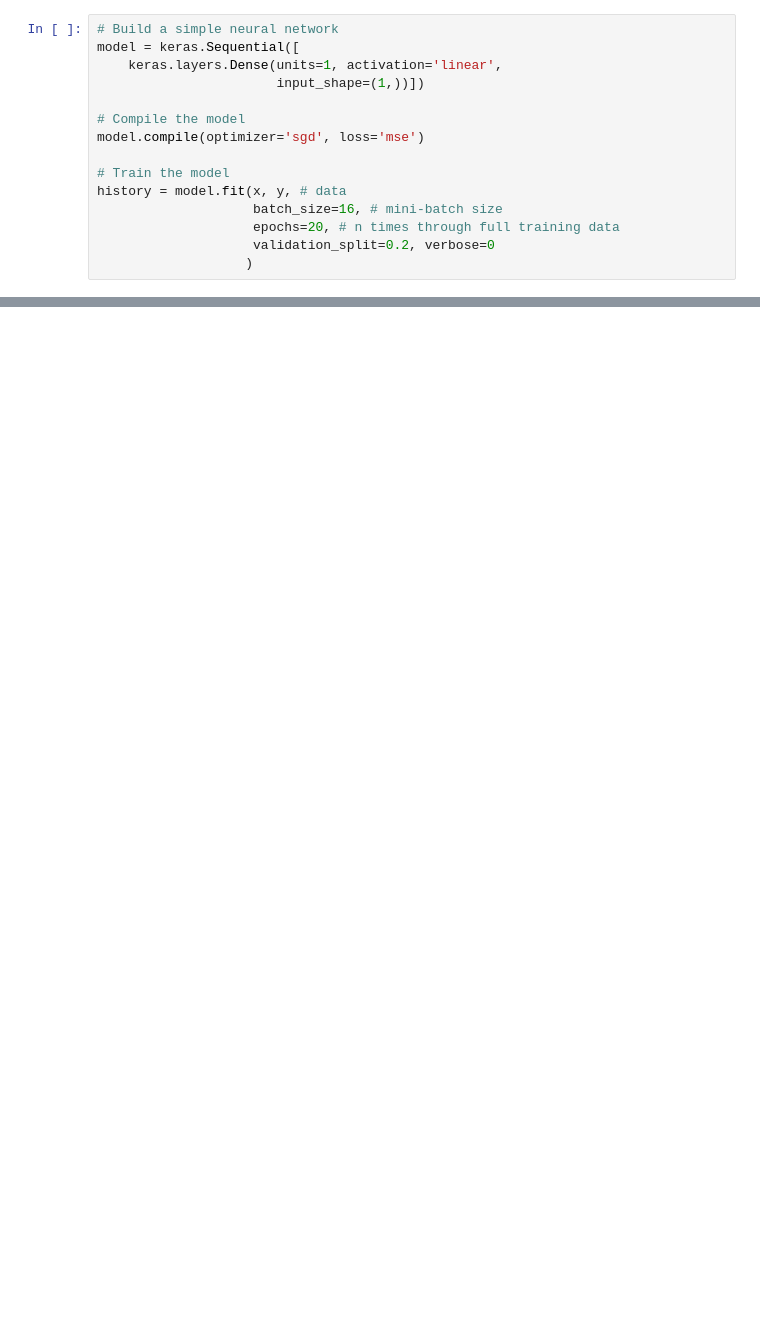
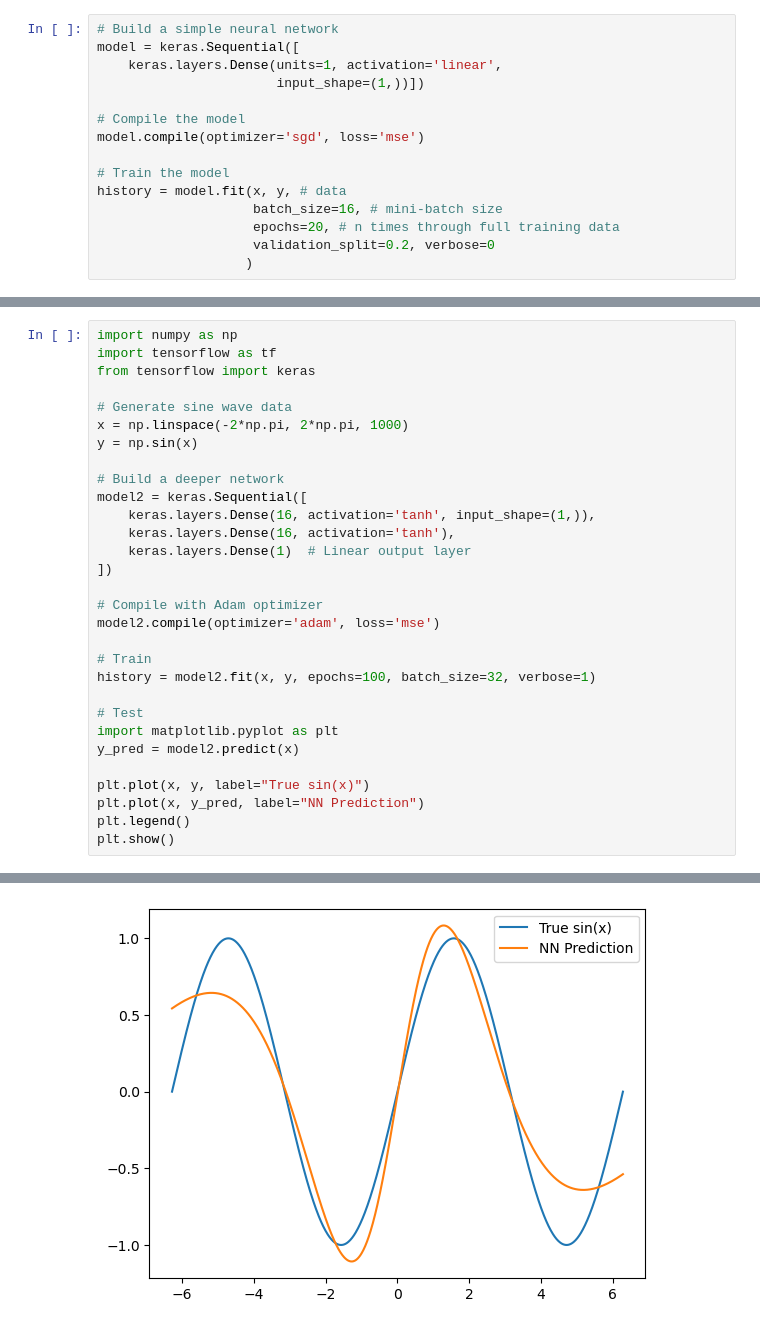
Before and after one commit to haylee360/EDS232-labs, a Jupyter notebook: Week10/in-class-deep-learning.ipynb, the cells around one changed output, grey strips where cells are left out. Saved outputs shown, nothing was run; the diff lists cells and outputs as text; blank space fills up the shorter version.

Commit message:
Fit sin wave

```diff
--- a/Week10/in-class-deep-learning.ipynb
+++ b/Week10/in-class-deep-learning.ipynb
@@ -86,0 +148,31 @@ df_sine['pred'] = model.predict(df_sine[['x']]).flatten()  # Convert predictions
+# %%
+import numpy as np
+import tensorflow as tf
+from tensorflow import keras
+
+# Generate sine wave data
+x = np.linspace(-2*np.pi, 2*np.pi, 1000)
+y = np.sin(x)
+
+# Build a deeper network
+model2 = keras.Sequential([
+    keras.layers.Dense(16, activation='tanh', input_shape=(1,)),
+    keras.layers.Dense(16, activation='tanh'),
+    keras.layers.Dense(1)  # Linear output layer
+])
+
+# Compile with Adam optimizer
+model2.compile(optimizer='adam', loss='mse')
+
+# Train
+history = model2.fit(x, y, epochs=100, batch_size=32, verbose=1)
+
+# Test
+import matplotlib.pyplot as plt
+y_pred = model2.predict(x)
+
+plt.plot(x, y, label="True sin(x)")
+plt.plot(x, y_pred, label="NN Prediction")
+plt.legend()
+plt.show()
+# %% [output]
@@ -86,0 +196 @@ df_sine['pred'] = model.predict(df_sine[['x']]).flatten()  # Convert predictions
+[figure, added]
```
Also changed, not shown: parts of 13 cells of this notebook.
